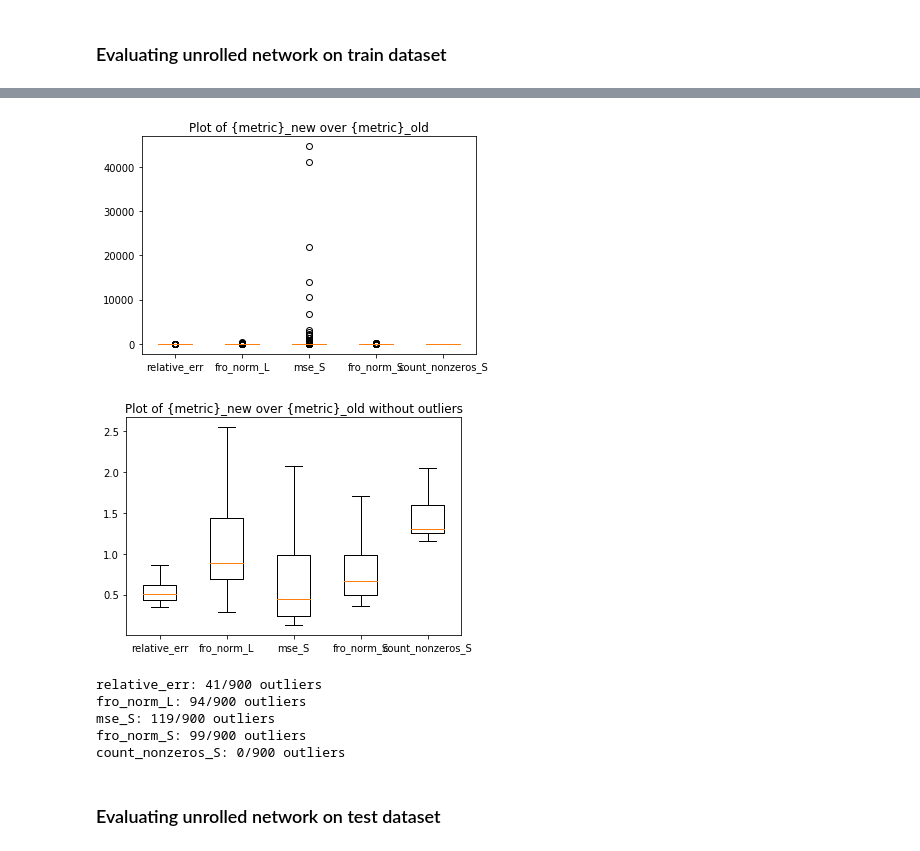
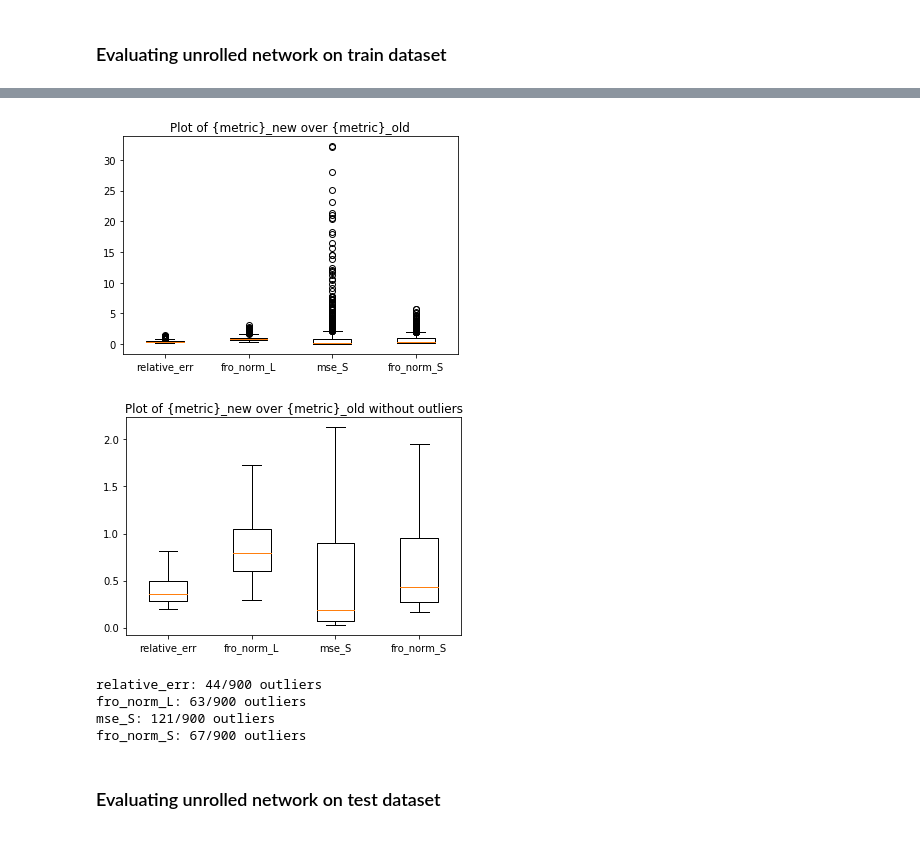
Before and after one commit to elitanzc/FYP, a Jupyter notebook: Learned_AccAltProj.ipynb, the cells around one changed output, grey strips where cells are left out. Drawn from its saved outputs; the diff is of its cells as text; code cells hidden in the pictures.

```diff
--- a/Learned_AccAltProj.ipynb
+++ b/Learned_AccAltProj.ipynb
@@ -141,7 +142,7 @@ class LearnedAAP(nn.Module):
 d1 = 250                   # num. of rows
 d2 = 250                   # num. of columns
 max_iter = 40              # num. of layers trained
-alpha_true = 0.3
+alpha_true = 0.1
 c_true = 1
 r = 2
 dataset_size = 1000
@@ -208,32 +209,46 @@ Finished Training
 out_bftrain, out_hat = get_net_outputs(net, LearnedAAP(max_iter), r, train)
 # %%
 fro_norm_L_old = []
+mse_S_old = []
+fro_norm_S_old = []
+count_nonzeros_S_old = []
+relative_err_old = []
+
 fro_norm_L_new = []
-mse_S_old = []
 mse_S_new = []
-fro_norm_S_old = []
 fro_norm_S_new = []
-count_nonzeros_S_old = []
 count_nonzeros_S_new = []
-relative_err_old = []
 relative_err_new = []
+
+fro_norm_L_bftrain = []
+mse_S_bftrain = []
+fro_norm_S_bftrain = []
+count_nonzeros_S_bftrain = []
+relative_err_bftrain = []
 
 mse = nn.MSELoss()
 
 for i, (L_true, S_true, M_true) in enumerate(train):
     # between true and classical/ est
-    L0, S0 = train_est[i][:2]
+    loss0, L0, S0 = AccAltProj(M_true, r, 1e-06, torch.tensor(0.7), 40)
     fro_norm_L_old.append(torch.linalg.norm(L_true - L0).detach().numpy())
-    mse_S_old.append(mse(torch.tensor(S_true), torch.tensor(S0)).detach().numpy())
+    mse_S_old.append(mse(S_true, S0).detach().numpy())
     fro_norm_S_old.append(torch.linalg.norm(S_true - S0).detach().numpy())
     count_nonzeros_S_old.append(torch.count_nonzero(S_true - S0).detach().numpy())
     relative_err_old.append((torch.linalg.norm(M_true - L0 - S0)/ torch.linalg.norm(M_true)).detach().numpy())
     # between true and hat
     L_hat, S_hat = out_hat[i]
     fro_norm_L_new.append(torch.linalg.norm(L_true - L_hat).detach().numpy())
-    mse_S_new.append(mse(torch.tensor(S_true), torch.tensor(S_hat)).detach().numpy())
+    mse_S_new.append(mse(S_true, torch.tensor(S_hat)).detach().numpy())
     fro_norm_S_new.append(torch.linalg.norm(S_true - S_hat).detach().numpy())
     count_nonzeros_S_new.append(torch.count_nonzero(S_true - S_hat).detach().numpy())
     relative_err_new.append((torch.linalg.norm(M_true - L_hat - S_hat)/ torch.linalg.norm(M_true)).detach().numpy())
+    # between true and bftrain
+    L_bftrain, S_bftrain = out_bftrain[i]
+    fro_norm_L_bftrain.append(torch.linalg.norm(L_true - L_bftrain).detach().numpy())
+    mse_S_bftrain.append(mse(S_true, torch.tensor(S_bftrain)).detach().numpy())
+    fro_norm_S_bftrain.append(torch.linalg.norm(S_true - S_bftrain).detach().numpy())
+    count_nonzeros_S_bftrain.append(torch.count_nonzero(S_true - S_bftrain).detach().numpy())
+    relative_err_bftrain.append((torch.linalg.norm(M_true - L_bftrain - S_bftrain)/ torch.linalg.norm(M_true)).detach().numpy())
 # %%
 fig, ax = plt.subplots()
@@ -269,46 +284,37 @@ plt.show()
 # %%
 relative_err = np.array([relative_err_new[i]/ relative_err_old[i] for i in range(len(relative_err_new))])
 fro_norm_L = np.array([fro_norm_L_new[i]/ fro_norm_L_old[i] for i in range(len(fro_norm_L_new))])
 mse_S = np.array([mse_S_new[i]/ mse_S_old[i] for i in range(len(mse_S_new))])
 fro_norm_S = np.array([fro_norm_S_new[i]/ fro_norm_S_old[i] for i in range(len(fro_norm_S_new))])
 count_nonzeros_S = np.array([count_nonzeros_S_new[i]/ count_nonzeros_S_old[i] for i in range(len(count_nonzeros_S_new))])
 d = {"relative_err": relative_err \
     , "fro_norm_L": fro_norm_L \
     , "mse_S": mse_S \
     , "fro_norm_S": fro_norm_S \
-    , "count_nonzeros_S": count_nonzeros_S}
+    #, "count_nonzeros_S": count_nonzeros_S
+    }
 
 fig, ax = plt.subplots()
 ax.boxplot(d.values())
 ax.set_xticklabels(d.keys())
 ax.set_title("Plot of {metric}_new over {metric}_old")
 plt.show()
 
 fig, ax = plt.subplots()
 ax.boxplot(d.values(), showfliers=False)
 ax.set_xticklabels(d.keys())
 ax.set_title("Plot of {metric}_new over {metric}_old without outliers")
 plt.show()
 
-def count_outliers(arr):
-    q1 = np.quantile(arr, 0.25)
-    q3 = np.quantile(arr, 0.75)
-    iqr = q3 - q1
-    upper_bound = q3 + (1.5 * iqr)
-    lower_bound = q1 - (1.5 * iqr)
-    arr = arr[(arr <= lower_bound) | (arr >= upper_bound)]
-    return len(arr)
-
 for key, val in d.items():
     print(f"{key}: {count_outliers(d[key])}/{len(relative_err)} outliers")
 # %% [output]
-[figure, old version]
+[figure, new version]
-[figure, old version]
+[figure, new version]
-relative_err: 41/900 outliers
-fro_norm_L: 94/900 outliers
-mse_S: 119/900 outliers
-fro_norm_S: 99/900 outliers
-count_nonzeros_S: 0/900 outliers
+relative_err: 44/900 outliers
+fro_norm_L: 63/900 outliers
+mse_S: 121/900 outliers
+fro_norm_S: 67/900 outliers
 # %% [markdown]
 ### Evaluating unrolled network on test dataset
 # %%
```
Also changed, not shown: parts of 39 cells of this notebook, 1 other file.
